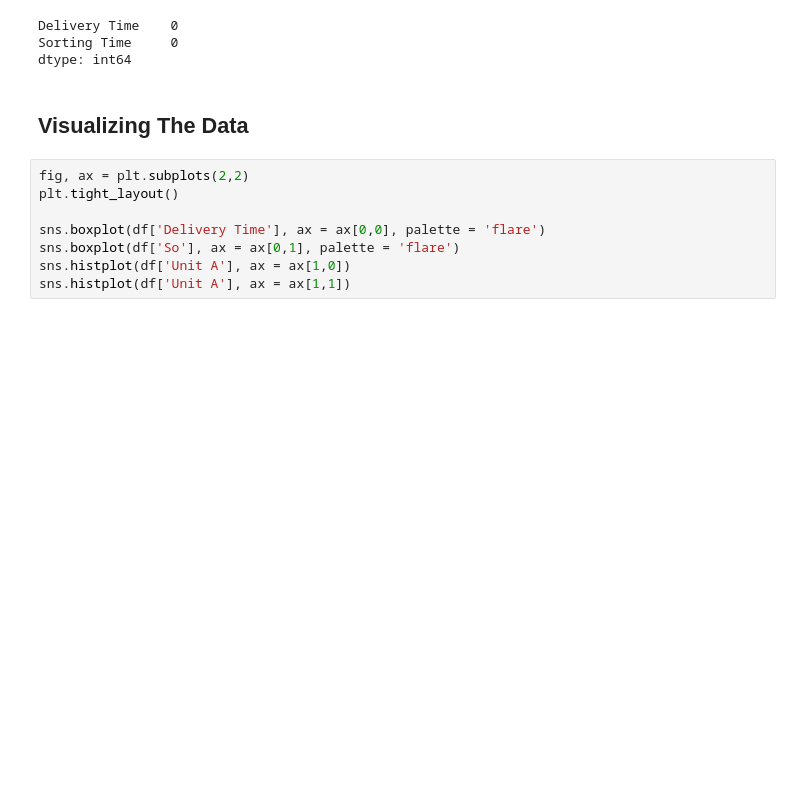
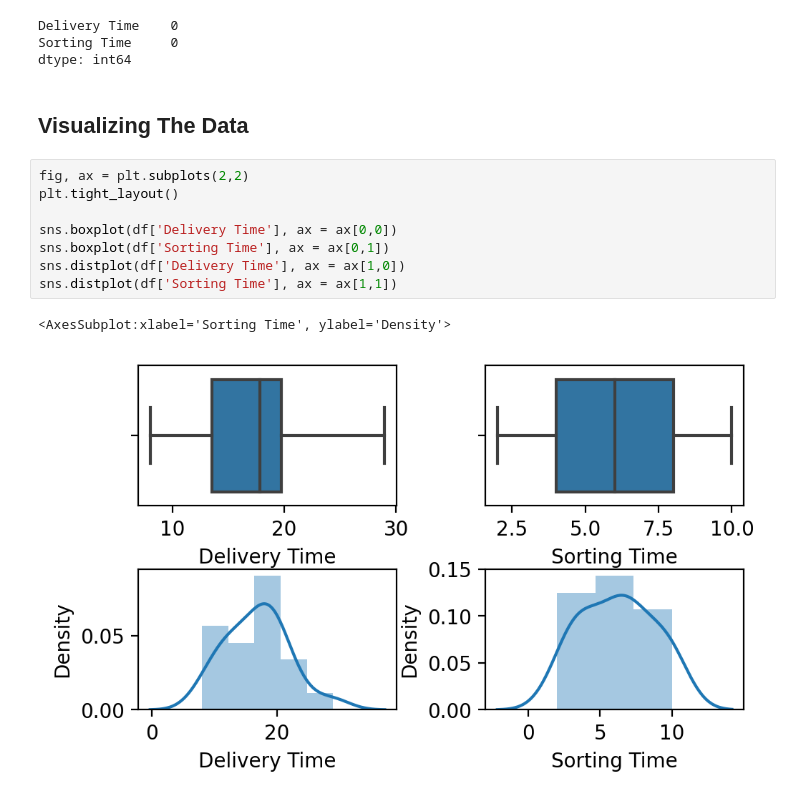
Before and after one commit to kunal-mallick/Data-Science-Assignments, a Jupyter notebook: 04_Simple Linear Regression/Code/Q1.ipynb, the cells around one changed output. Cells and saved outputs as stored; diff of their text form; blank space fills up the shorter version.

Commit message:
Performing Visualization

```diff
--- a/04_Simple Linear Regression/Code/Q1.ipynb
+++ b/04_Simple Linear Regression/Code/Q1.ipynb
@@ -72,8 +72,11 @@ dtype: int64
 # %%
 fig, ax = plt.subplots(2,2)
 plt.tight_layout()
 
-sns.boxplot(df['Delivery Time'], ax = ax[0,0], palette = 'flare')
-sns.boxplot(df['So'], ax = ax[0,1], palette = 'flare')
-sns.histplot(df['Unit A'], ax = ax[1,0])
-sns.histplot(df['Unit A'], ax = ax[1,1])
+sns.boxplot(df['Delivery Time'], ax = ax[0,0])
+sns.boxplot(df['Sorting Time'], ax = ax[0,1])
+sns.distplot(df['Delivery Time'], ax = ax[1,0])
+sns.distplot(df['Sorting Time'], ax = ax[1,1])
+# %% [output]
+<AxesSubplot:xlabel='Sorting Time', ylabel='Density'>
+[figure, added]
```
Also changed, not shown: parts of 3 cells of this notebook.
